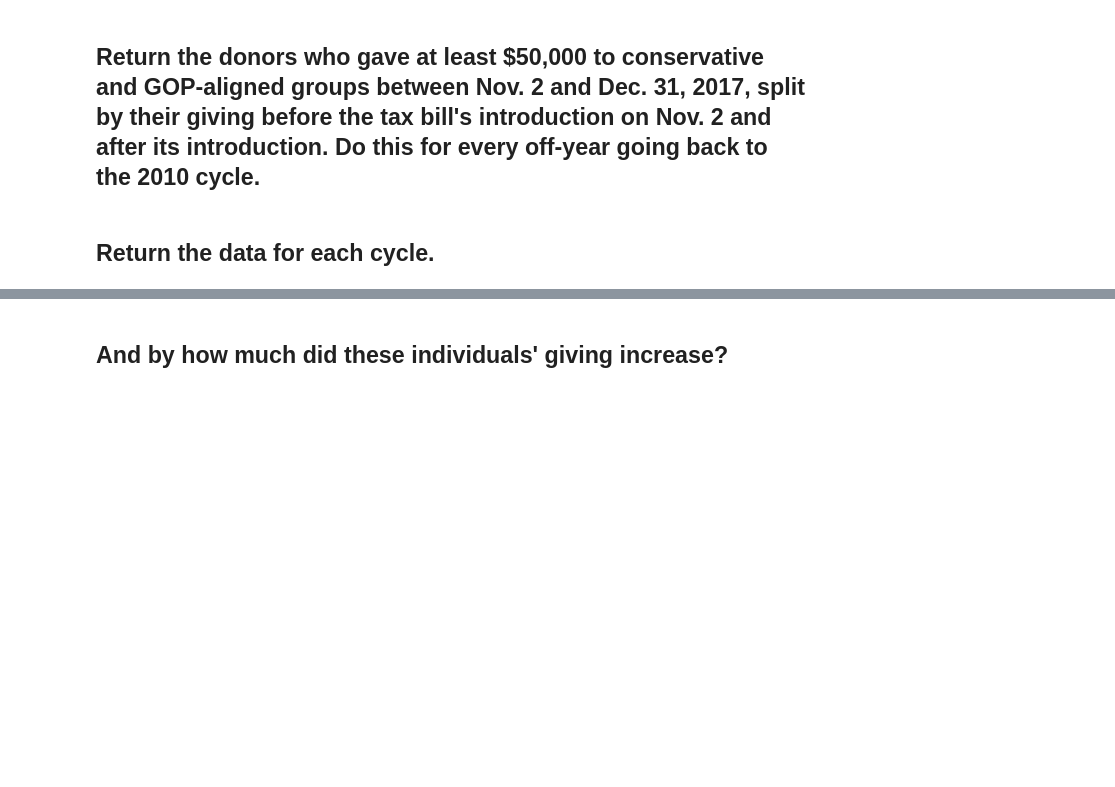
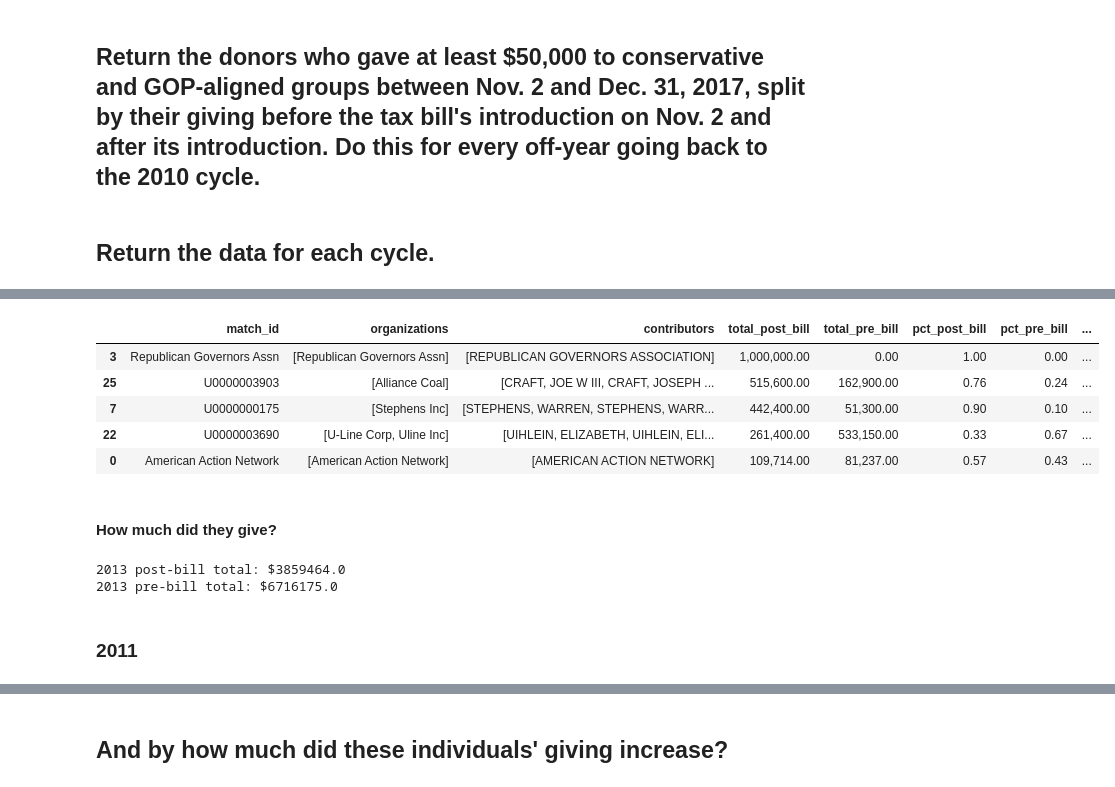
Before and after one commit to PublicI/tax-bill-contribs, a Jupyter notebook: tax-bill-analysis.ipynb, the cells around one changed output, grey strips where cells are left out. Saved outputs shown, nothing was run; the diff lists cells and outputs as text; code cells hidden in the pictures; blank space fills up the shorter version.

```diff
--- a/tax-bill-analysis.ipynb
+++ b/tax-bill-analysis.ipynb
@@ -445,0 +229,6 @@ donors_15_17.info()
+# %%
+donors_13 = post_bill_donors_13.merge(pre_bill_donors_13, how="outer", on="match_id", suffixes=["_post_bill", "_pre_bill"])
+donors_13.drop(["organizations_pre_bill", "contributors_pre_bill"], axis=1, inplace=True)
+donors_13.rename(columns={"organizations_post_bill": "organizations", "contributors_post_bill": "contributors"}, inplace=True)
+donors_13["total_pre_bill"].fillna(0, inplace=True)
+donors_13.info()
@@ -445,0 +246,23 @@ donors_15_17.info()
+# %%
+donors_13["pct_post_bill"] = donors_13["total_post_bill"] / (donors_13["total_pre_bill"] + donors_13["total_post_bill"])
+donors_13["pct_pre_bill"] = donors_13["total_pre_bill"] / (donors_13["total_pre_bill"] + donors_13["total_post_bill"])
+donors_13["change"] = donors_13["total_post_bill"] - donors_13["total_pre_bill"]
+donors_13["pct_change"] = (donors_13["total_post_bill"] - donors_13["total_pre_bill"]) / donors_13["total_pre_bill"].abs()
+donors_13.sort_values("total_post_bill", ascending=False).head()
+# %% [output]
+|  | match_id | organizations | contributors | total_post_bill | total_pre_bill | pct_post_bill | pct_pre_bill | ... |
+| 3 | Republican Governors Assn | [Republican Governors Assn] | [REPUBLICAN GOVERNORS ASSOCIATION] | 1,000,000.00 | 0.00 | 1.00 | 0.00 | ... |
+| 25 | U0000003903 | [Alliance Coal] | [CRAFT, JOE W III, CRAFT, JOSEPH ... | 515,600.00 | 162,900.00 | 0.76 | 0.24 | ... |
+| 7 | U0000000175 | [Stephens Inc] | [STEPHENS, WARREN, STEPHENS, WARR... | 442,400.00 | 51,300.00 | 0.90 | 0.10 | ... |
+| 22 | U0000003690 | [U-Line Corp, Uline Inc] | [UIHLEIN, ELIZABETH, UIHLEIN, ELI... | 261,400.00 | 533,150.00 | 0.33 | 0.67 | ... |
+| 0 | American Action Network | [American Action Network] | [AMERICAN ACTION NETWORK] | 109,714.00 | 81,237.00 | 0.57 | 0.43 | ... |
+# %% [markdown]
+#### How much did they give?
+# %%
+print("2013 post-bill total: $" + str(donors_13["total_post_bill"].sum()))
+print("2013 pre-bill total: $" + str(donors_13["total_pre_bill"].sum()))
+# %% [output]
+2013 post-bill total: $3859464.0
+2013 pre-bill total: $6716175.0
+# %% [markdown]
+### 2011
```
Also changed, not shown: parts of 187 cells of this notebook.
